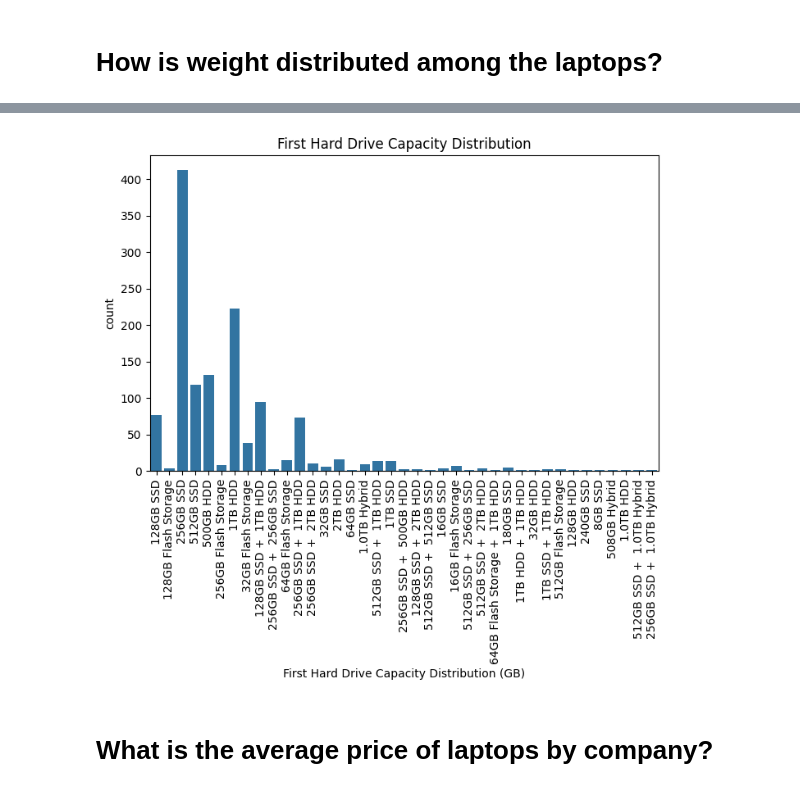
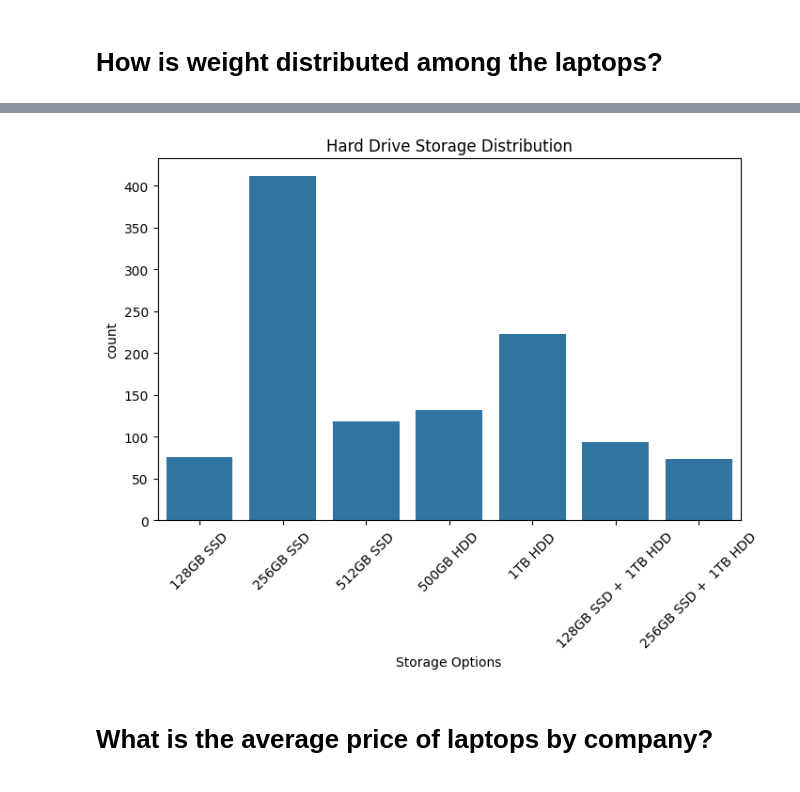
Before and after one commit to sumitsandhu/AGILE, a Jupyter notebook: Laptop.ipynb, the cells around one changed output, grey strips where cells are left out. Cells and saved outputs as stored; diff of their text form; code cells hidden in the pictures.

```diff
--- a/Laptop.ipynb
+++ b/Laptop.ipynb
@@ -120,21 +120,20 @@ num_plot(data, 'Weight', 'Weight Distribution', 'kg')
 # %%
 import plotly.express as px
 import seaborn as sns
 import matplotlib.pyplot as plt
 
-def num_plot(data, column, title, unit):
-    # Plot the histogram using Seaborn's countplot
-    fig, ax = plt.subplots(figsize=(8, 5))
-    sns.countplot(x=column, data=data, ax=ax)
-    ax.set_xticklabels(ax.get_xticklabels(), rotation=90)
-    ax.set_xlabel(f'{title} ({unit})')
-    plt.title(title)
-    plt.show()
+values = data['Memory'].value_counts()
+filtered_ram = values[values > 60].index
+filtered_df = data[data['Memory'].isin(filtered_ram)]
 
-# Assuming your DataFrame containing the data is named 'data'
-num_plot(data, 'Memory', 'First Hard Drive Capacity Distribution', 'GB')
+fig, ax = plt.subplots(figsize=(8, 5))
+sns.countplot(x=filtered_df["Memory"], data=filtered_df, ax=ax)
+ax.set_xticklabels(ax.get_xticklabels(), rotation=45)
+ax.set_xlabel("Storage Options")
+plt.title('Hard Drive Storage Distribution')
+plt.show()
 # %% [output]
-[figure, old version]
+[figure, new version]
 # %% [markdown]
 # What is the average price of laptops by company?
 # %%
```
Also changed, not shown: parts of 23 cells of this notebook, 1 other file.
